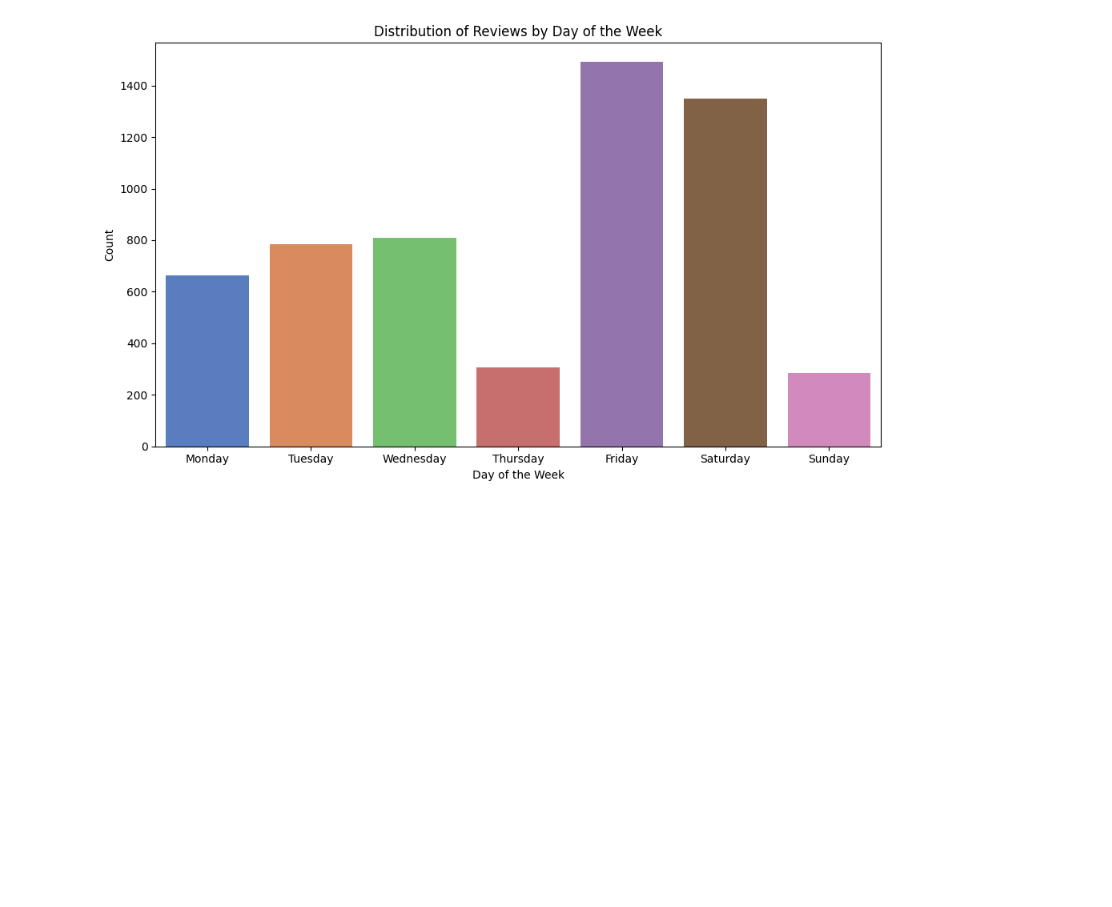
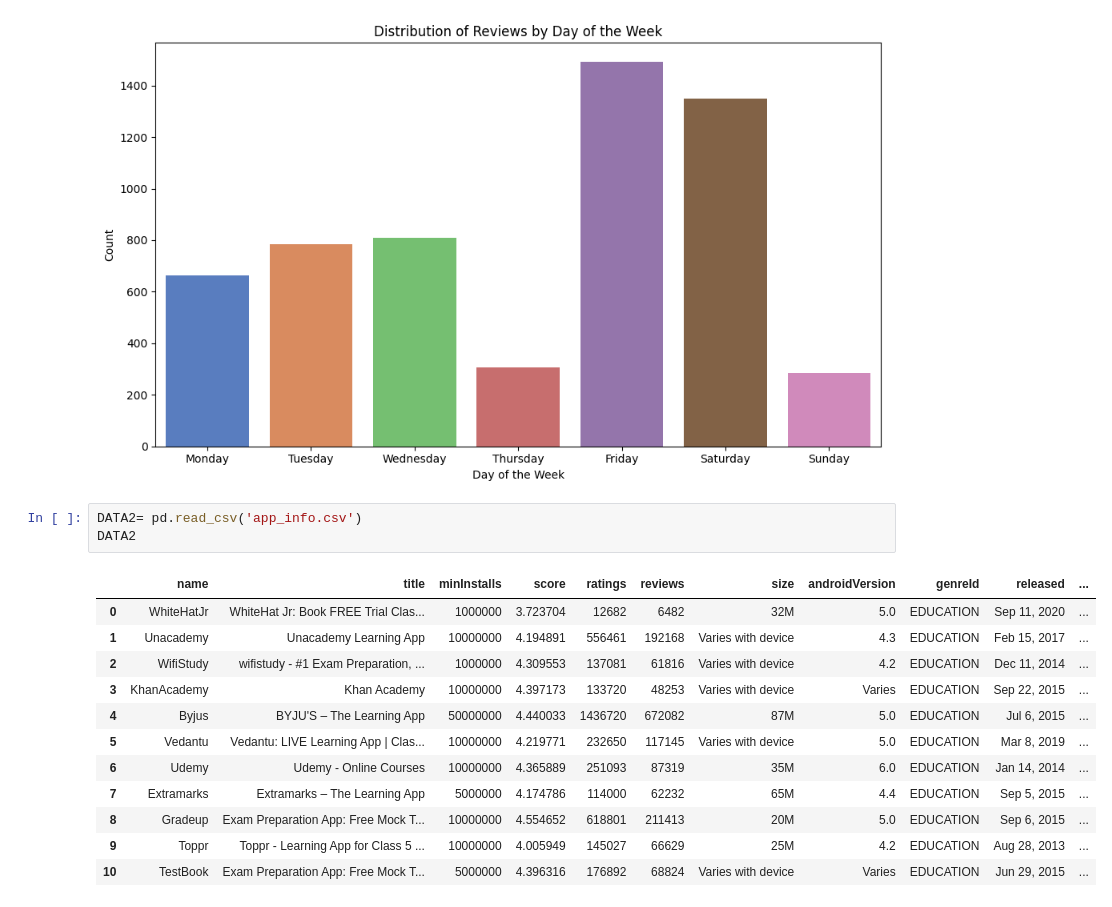
Before and after one commit to vedyan/FeynnLabs_ML_Intern, a Jupyter notebook: Project 3.1 : AI Product_Service Business & Finance Modelling/project.ipynb, the cells around one changed output. Drawn from its saved outputs; the diff is of its cells as text; blank space fills up the shorter version.

```diff
--- a/Project 3.1 : AI Product_Service Business & Finance Modelling/project.ipynb
+++ b/Project 3.1 : AI Product_Service Business & Finance Modelling/project.ipynb
@@ -393,3 +393,19 @@ plt.tight_layout()
 plt.show()
 # %% [output]
 [figure]
+# %%
+DATA2= pd.read_csv('app_info.csv')
+DATA2
+# %% [output]
+|  | name | title | minInstalls | score | ratings | reviews | size | androidVersion | genreId | released | ... |
+| 0 | WhiteHatJr | WhiteHat Jr: Book FREE Trial Clas... | 1000000 | 3.723704 | 12682 | 6482 | 32M | 5.0 | EDUCATION | Sep 11, 2020 | ... |
+| 1 | Unacademy | Unacademy Learning App | 10000000 | 4.194891 | 556461 | 192168 | Varies with device | 4.3 | EDUCATION | Feb 15, 2017 | ... |
+| 2 | WifiStudy | wifistudy - #1 Exam Preparation, ... | 1000000 | 4.309553 | 137081 | 61816 | Varies with device | 4.2 | EDUCATION | Dec 11, 2014 | ... |
+| 3 | KhanAcademy | Khan Academy | 10000000 | 4.397173 | 133720 | 48253 | Varies with device | Varies | EDUCATION | Sep 22, 2015 | ... |
+| 4 | Byjus | BYJU'S – The Learning App | 50000000 | 4.440033 | 1436720 | 672082 | 87M | 5.0 | EDUCATION | Jul 6, 2015 | ... |
+| 5 | Vedantu | Vedantu: LIVE Learning App | Clas... | 10000000 | 4.219771 | 232650 | 117145 | Varies with device | 5.0 | EDUCATION | Mar 8, 2019 | ... |
+| 6 | Udemy | Udemy - Online Courses | 10000000 | 4.365889 | 251093 | 87319 | 35M | 6.0 | EDUCATION | Jan 14, 2014 | ... |
+| 7 | Extramarks | Extramarks – The Learning App | 5000000 | 4.174786 | 114000 | 62232 | 65M | 4.4 | EDUCATION | Sep 5, 2015 | ... |
+| 8 | Gradeup | Exam Preparation App: Free Mock T... | 10000000 | 4.554652 | 618801 | 211413 | 20M | 5.0 | EDUCATION | Sep 6, 2015 | ... |
+| 9 | Toppr | Toppr - Learning App for Class 5 ... | 10000000 | 4.005949 | 145027 | 66629 | 25M | 4.2 | EDUCATION | Aug 28, 2013 | ... |
+| 10 | TestBook | Exam Preparation App: Free Mock T... | 5000000 | 4.396316 | 176892 | 68824 | Varies with device | Varies | EDUCATION | Jun 29, 2015 | ... |
```
Also changed, not shown: parts of 3 cells of this notebook, 1 other file.
